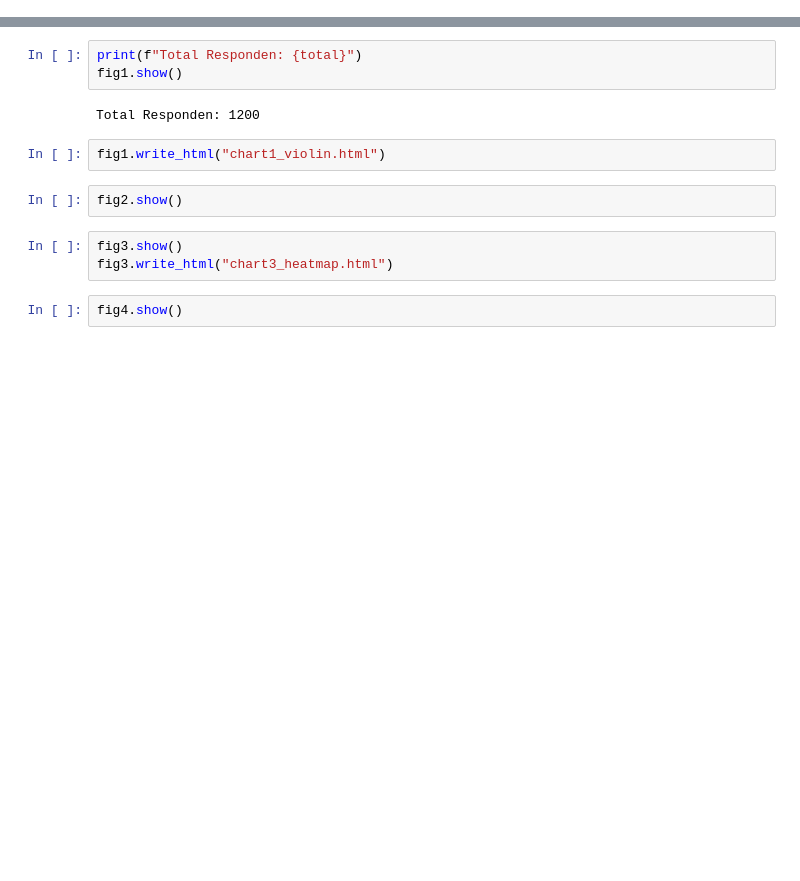
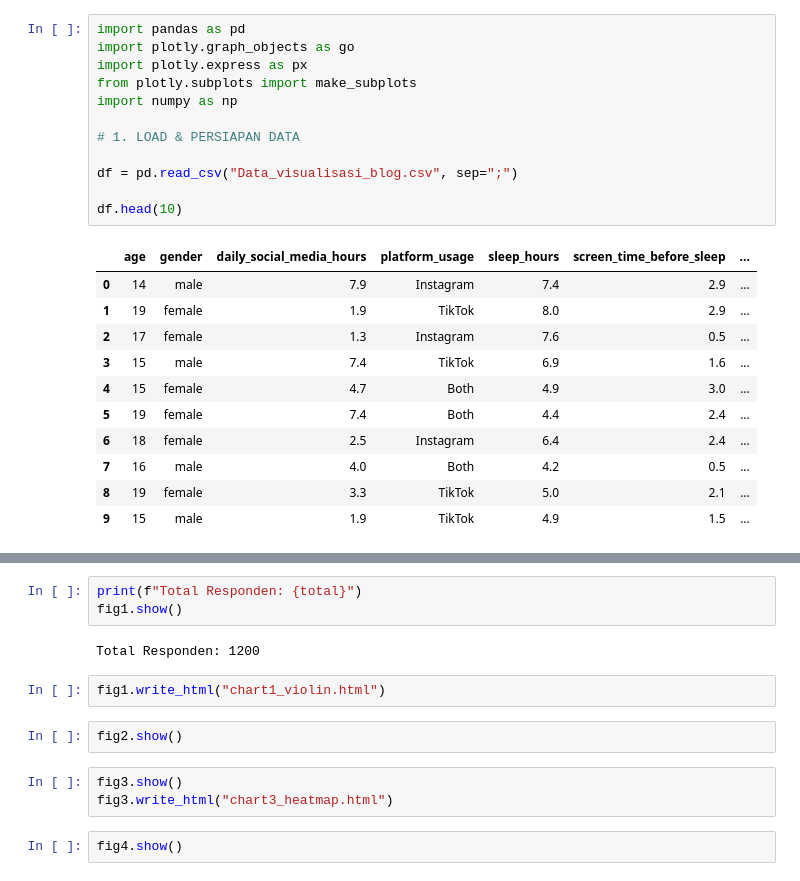
Before and after one commit to Akmalll45/Visualisas_blog, a Jupyter notebook: Akmal.ipynb, the cells around one changed output, grey strips where cells are left out. Drawn from its saved outputs; the diff is of its cells as text; blank space fills up the shorter version.

```diff
--- a/Akmal.ipynb
+++ b/Akmal.ipynb
@@ -1 +1,25 @@
+# %%
+import pandas as pd
+import plotly.graph_objects as go
+import plotly.express as px
+from plotly.subplots import make_subplots
+import numpy as np
+
+# 1. LOAD & PERSIAPAN DATA
+
+df = pd.read_csv("Data_visualisasi_blog.csv", sep=";")
+
+df.head(10)
+# %% [output]
+|  | age | gender | daily_social_media_hours | platform_usage | sleep_hours | screen_time_before_sleep | ... |
+| 0 | 14 | male | 7.9 | Instagram | 7.4 | 2.9 | ... |
+| 1 | 19 | female | 1.9 | TikTok | 8.0 | 2.9 | ... |
+| 2 | 17 | female | 1.3 | Instagram | 7.6 | 0.5 | ... |
+| 3 | 15 | male | 7.4 | TikTok | 6.9 | 1.6 | ... |
+| 4 | 15 | female | 4.7 | Both | 4.9 | 3.0 | ... |
+| 5 | 19 | female | 7.4 | Both | 4.4 | 2.4 | ... |
+| 6 | 18 | female | 2.5 | Instagram | 6.4 | 2.4 | ... |
+| 7 | 16 | male | 4.0 | Both | 4.2 | 0.5 | ... |
+| 8 | 19 | female | 3.3 | TikTok | 5.0 | 2.1 | ... |
+| 9 | 15 | male | 1.9 | TikTok | 4.9 | 1.5 | ... |
 # %%
```
Also changed, not shown: parts of 1 cell of this notebook.
